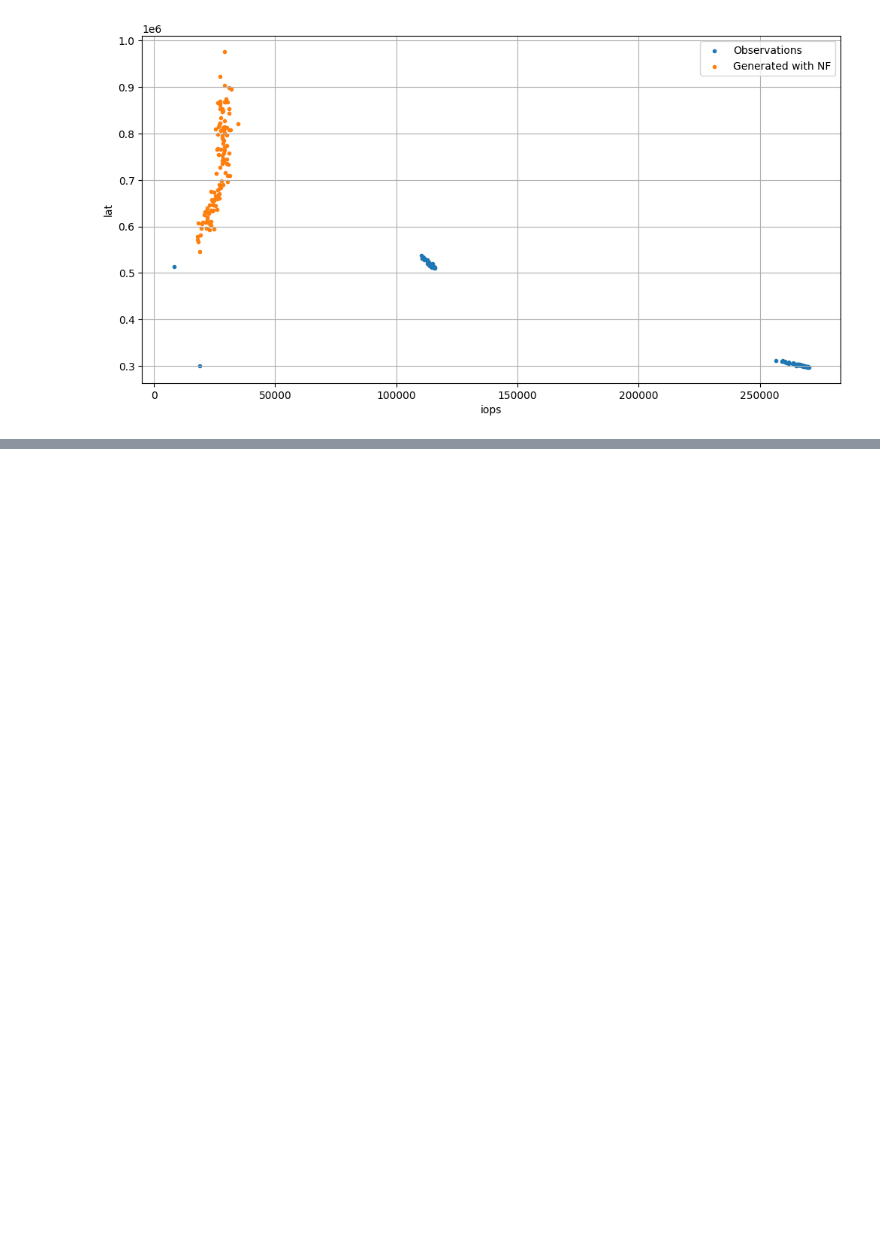
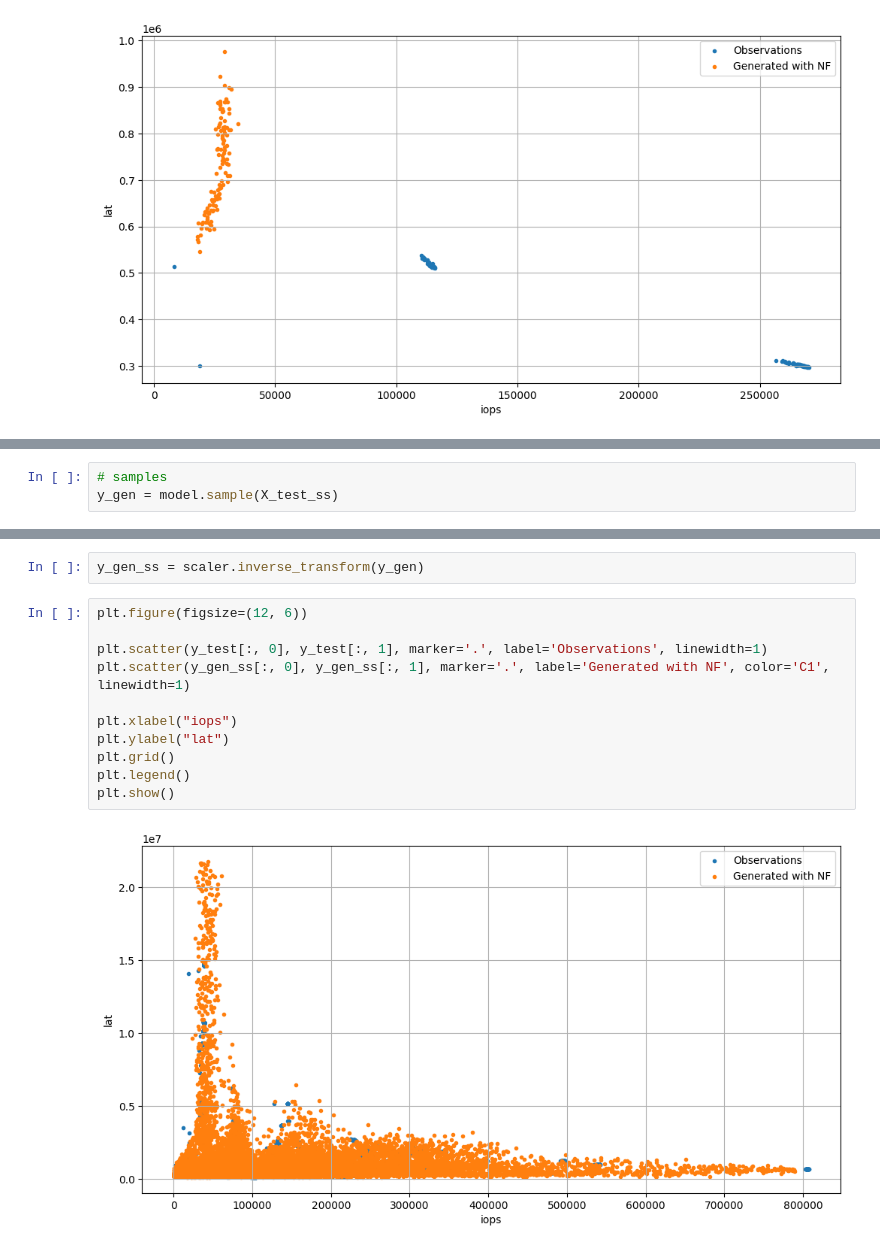
Before and after one commit to juliajones17/reliable_modeling, a Jupyter notebook: notebooks/proj.ipynb, the cells around one changed output, grey strips where cells are left out. Drawn from its saved outputs; the diff is of its cells as text; blank space fills up the shorter version.

```diff
--- a/notebooks/proj.ipynb
+++ b/notebooks/proj.ipynb
@@ -341,0 +373,3 @@ plt.show()
+# %%
+# samples
+y_gen = model.sample(X_test_ss)
@@ -341,0 +386,15 @@ plt.show()
+# %%
+y_gen_ss = scaler.inverse_transform(y_gen)
+# %%
+plt.figure(figsize=(12, 6))
+
+plt.scatter(y_test[:, 0], y_test[:, 1], marker='.', label='Observations', linewidth=1)
+plt.scatter(y_gen_ss[:, 0], y_gen_ss[:, 1], marker='.', label='Generated with NF', color='C1', linewidth=1)
+
+plt.xlabel("iops")
+plt.ylabel("lat")
+plt.grid()
+plt.legend()
+plt.show()
+# %% [output]
+[figure, added]
```
Also changed, not shown: parts of 267 cells of this notebook.
